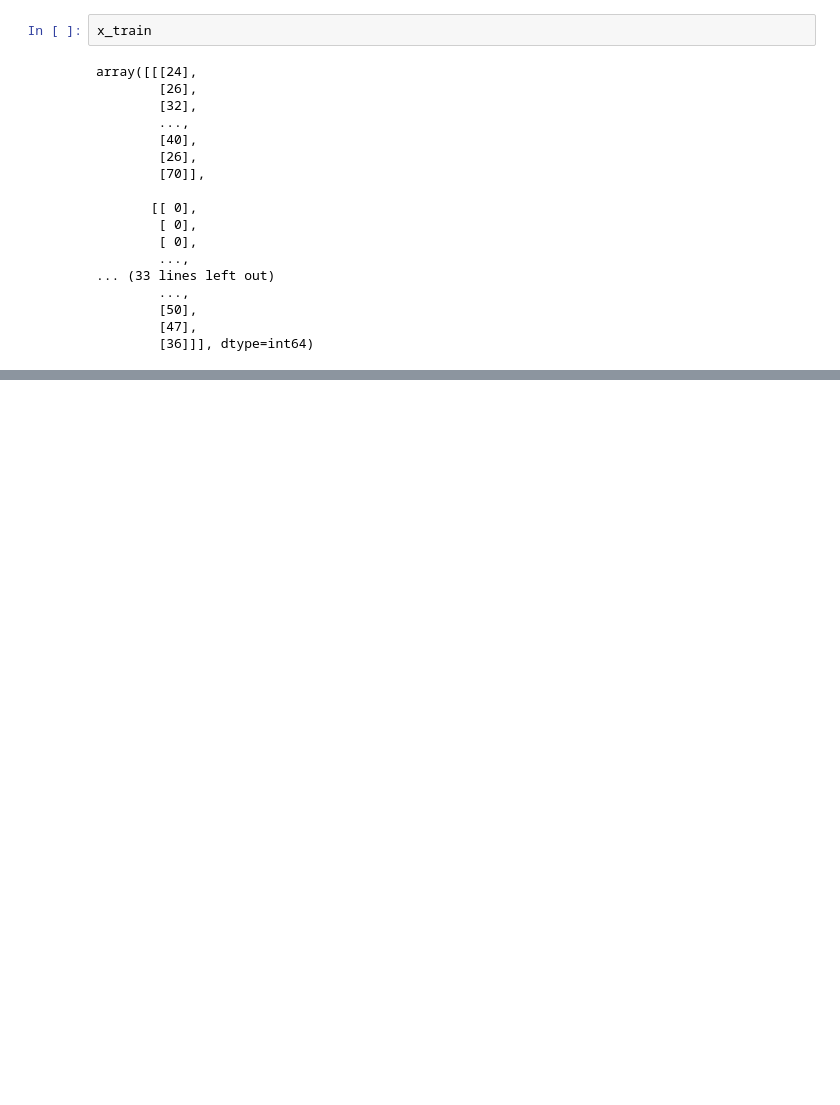
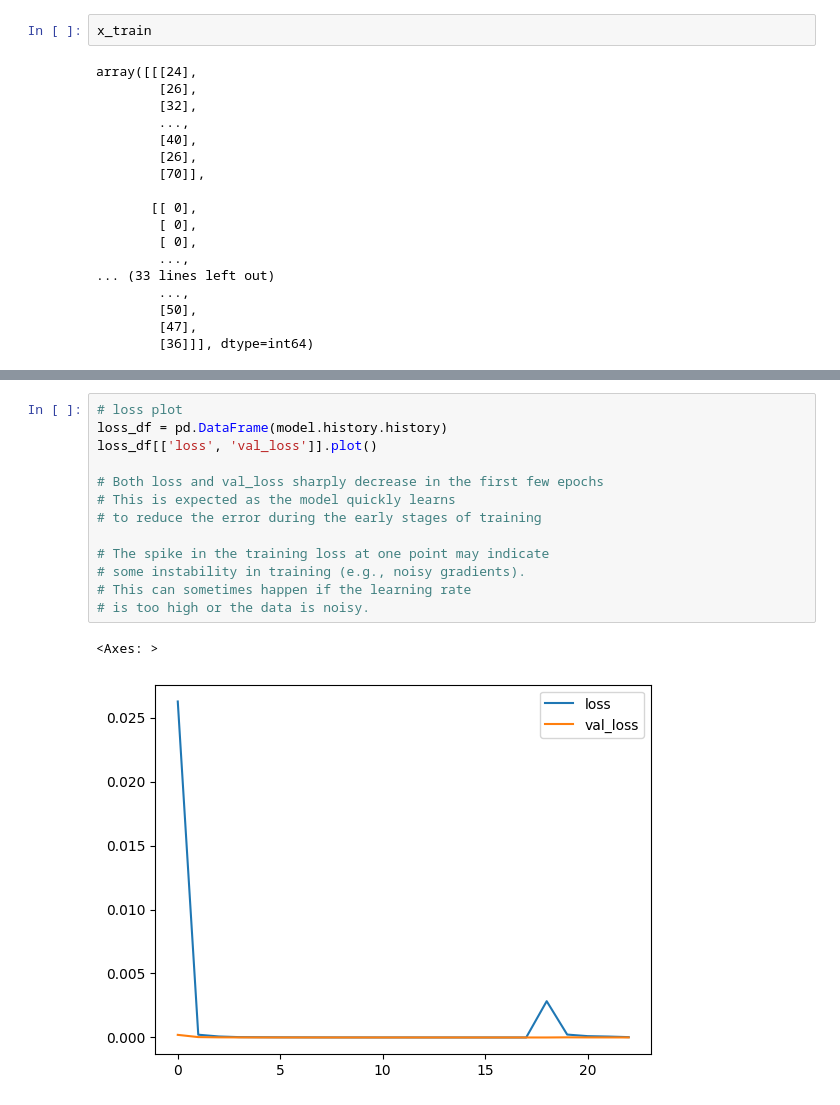
Before and after one commit to crypt0kitik/Deep_Learning, a Jupyter notebook: 3 - CNN for time series classification/03 - CNN for time series classification.ipynb, the cells around one changed output, grey strips where cells are left out. Drawn from its saved outputs; the diff is of its cells as text; blank space fills up the shorter version.

```diff
--- a/3 - CNN for time series classification/03 - CNN for time series classification.ipynb
+++ b/3 - CNN for time series classification/03 - CNN for time series classification.ipynb
@@ -245,0 +295,16 @@ model = make_model(input_shape=x_train.shape[1:])
+# %%
+# loss plot
+loss_df = pd.DataFrame(model.history.history)
+loss_df[['loss', 'val_loss']].plot()
+
+# Both loss and val_loss sharply decrease in the first few epochs
+# This is expected as the model quickly learns
+# to reduce the error during the early stages of training
+
+# The spike in the training loss at one point may indicate
+# some instability in training (e.g., noisy gradients).
+# This can sometimes happen if the learning rate
+# is too high or the data is noisy.
+# %% [output]
+<Axes: >
+[figure, added]
```
Also changed, not shown: parts of 12 cells of this notebook.
